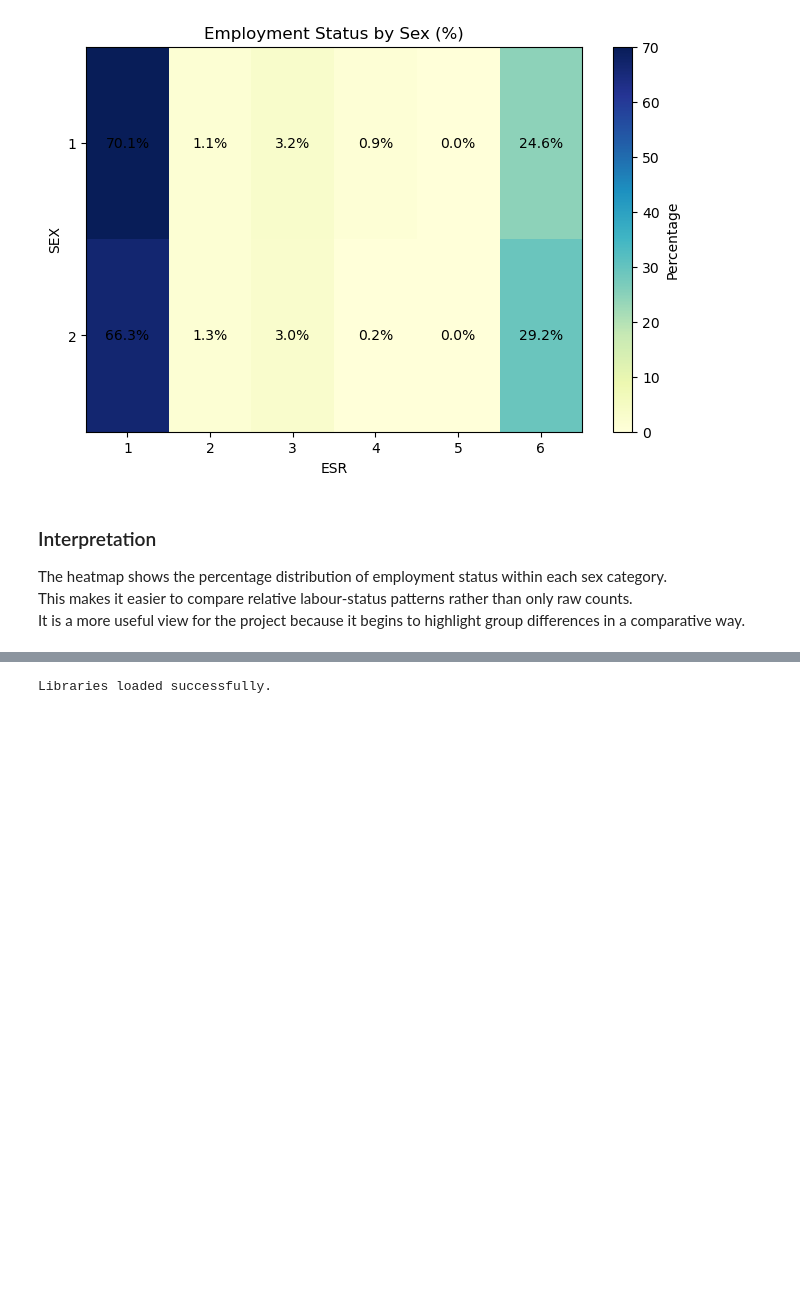
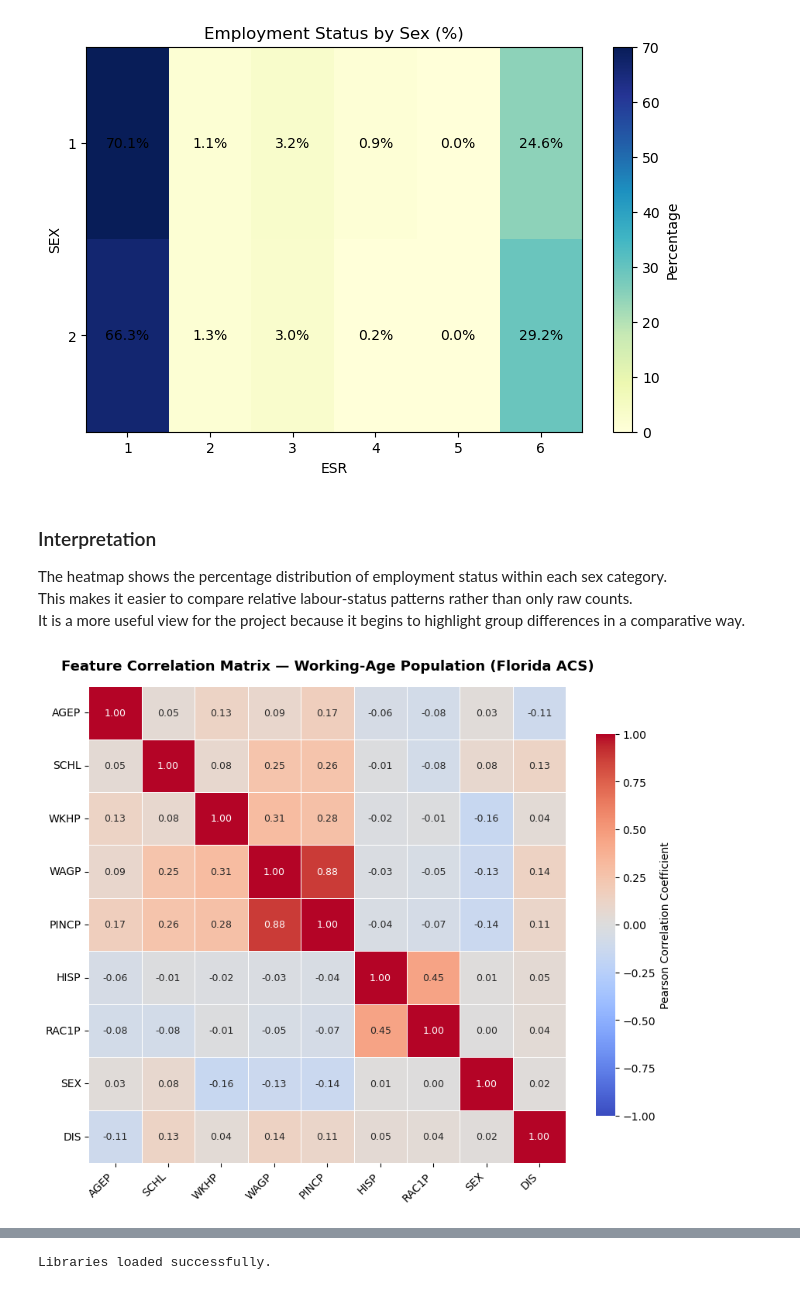
Before and after one commit to ClaraQuilapan/ca2-90-2022475, a Jupyter notebook: Final_Project_AI_Bias_Audit_Framework.ipynb, the cells around one changed output, grey strips where cells are left out. Saved outputs shown, nothing was run; the diff lists cells and outputs as text; code cells hidden in the pictures; blank space fills up the shorter version.

```diff
--- a/Final_Project_AI_Bias_Audit_Framework.ipynb
+++ b/Final_Project_AI_Bias_Audit_Framework.ipynb
@@ -363,3 +363,42 @@ plt.show()
 The heatmap shows the percentage distribution of employment status within each sex category.
 This makes it easier to compare relative labour-status patterns rather than only raw counts.
 It is a more useful view for the project because it begins to highlight group differences in a comparative way.
+# %%
+# Data Understanding - Correlation Heatmap
+
+# Select numeric columns for correlation analysis
+numeric_cols = ["AGEP", "SCHL", "WKHP", "WAGP", "PINCP", "HISP", "RAC1P",
+                "SEX", "DIS"]
+
+# Compute correlation matrix — only on working-age filtered dataset
+corr_matrix = work_df[numeric_cols].corr()
+
+# Plot heatmap
+plt.figure(figsize=(10, 8))
+
+sns.heatmap(
+    corr_matrix,
+    annot=True,                    # Show correlation values in each cell
+    fmt=".2f",                     # Two decimal places
+    cmap="coolwarm",               # Blue = negative, Red = positive
+    center=0,                      # Centre the colormap at zero
+    vmin=-1, vmax=1,               # Fix scale to full correlation range
+    square=True,                   # Square cells for readability
+    linewidths=0.5,                # Thin lines between cells
+    linecolor="white",
+    annot_kws={"size": 9},
+    cbar_kws={"shrink": 0.8, "label": "Pearson Correlation Coefficient"}
+)
+
+plt.title("Feature Correlation Matrix — Working-Age Population (Florida ACS)",
+          fontsize=13, fontweight="bold", pad=15)
+
+# Improve axis label readability
+plt.xticks(rotation=45, ha="right", fontsize=10)
+plt.yticks(rotation=0, fontsize=10)
+
+plt.tight_layout
+plt.savefig("figures_du/correlation_heatmap.png", dpi=300, bbox_inches="tight")
+plt.show()
+# %% [output]
+[figure, added]
```
Also changed, not shown: parts of 10 cells of this notebook.
